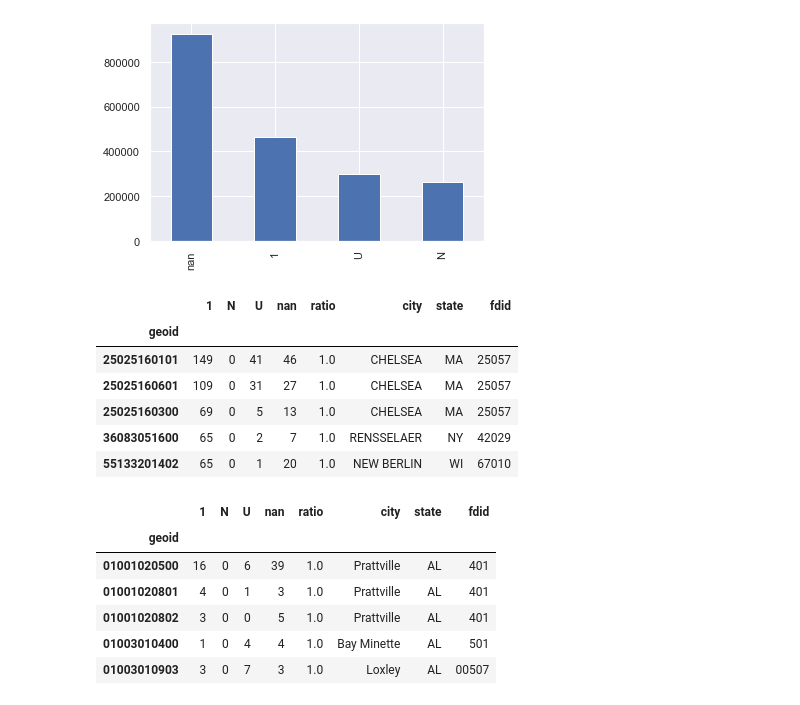
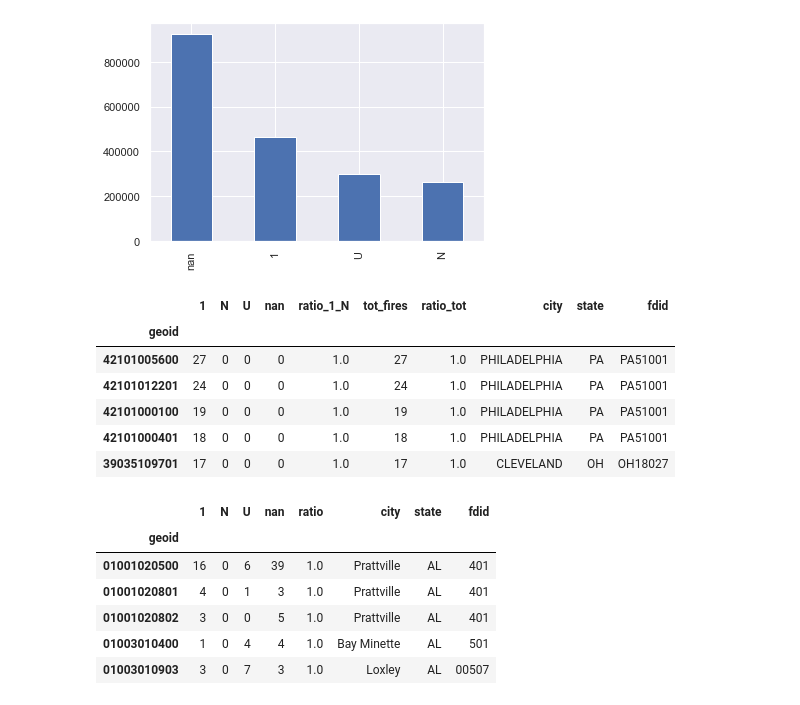
Before and after one commit to thwhitfield/red_cross, a Jupyter notebook: notebooks/c02_classifier.ipynb, the cells around one changed output. Drawn from its saved outputs; the diff is of its cells as text; code cells hidden in the pictures.

```diff
--- a/notebooks/c02_classifier.ipynb
+++ b/notebooks/c02_classifier.ipynb
@@ -51,7 +78,10 @@ nfirs['detector'].value_counts(dropna=False).plot.bar()
 
 geoids = pd.crosstab(nfirs['geoid'],nfirs['detector'].fillna('nan'))
 # %%
-geoids['ratio'] = geoids['1'] / (geoids['1'] + geoids['N'])
+geoids['ratio_1_N'] = geoids['1'] / (geoids['1'] + geoids['N'])
+# %%
+geoids['tot_fires'] = geoids[['1','N','U','nan']].sum(axis=1)
+geoids['ratio_tot'] = geoids['1'] / geoids['tot_fires']
 # %%
 cols_to_add = ['geoid','city','state','fdid']
 geoids = (geoids.reset_index()
@@ -60,15 +90,15 @@ geoids = (geoids.reset_index()
           .set_index('geoid')
           .sort_index())
 # %%
-geoids.sort_values(['ratio','1'],ascending=False).head()
+geoids.sort_values(['ratio_tot','1'],ascending=False).head()
 # %% [output]
-|  | 1 | N | U | nan | ratio | city | state | fdid |
-| geoid |  |  |  |  |  |  |  |  |
-| 25025160101 | 149 | 0 | 41 | 46 | 1.0 | CHELSEA | MA | 25057 |
-| 25025160601 | 109 | 0 | 31 | 27 | 1.0 | CHELSEA | MA | 25057 |
-| 25025160300 | 69 | 0 | 5 | 13 | 1.0 | CHELSEA | MA | 25057 |
-| 36083051600 | 65 | 0 | 2 | 7 | 1.0 | RENSSELAER | NY | 42029 |
-| 55133201402 | 65 | 0 | 1 | 20 | 1.0 | NEW BERLIN | WI | 67010 |
+|  | 1 | N | U | nan | ratio_1_N | tot_fires | ratio_tot | city | state | fdid |
+| geoid |  |  |  |  |  |  |  |  |  |  |
+| 42101005600 | 27 | 0 | 0 | 0 | 1.0 | 27 | 1.0 | PHILADELPHIA | PA | PA51001 |
+| 42101012201 | 24 | 0 | 0 | 0 | 1.0 | 24 | 1.0 | PHILADELPHIA | PA | PA51001 |
+| 42101000100 | 19 | 0 | 0 | 0 | 1.0 | 19 | 1.0 | PHILADELPHIA | PA | PA51001 |
+| 42101000401 | 18 | 0 | 0 | 0 | 1.0 | 18 | 1.0 | PHILADELPHIA | PA | PA51001 |
+| 39035109701 | 17 | 0 | 0 | 0 | 1.0 | 17 | 1.0 | CLEVELAND | OH | OH18027 |
 # %%
 geoids.sort_values(['ratio','N'],ascending=False).head()
 # %% [output]
```
Also changed, not shown: parts of 50 cells of this notebook, 1 other file.
